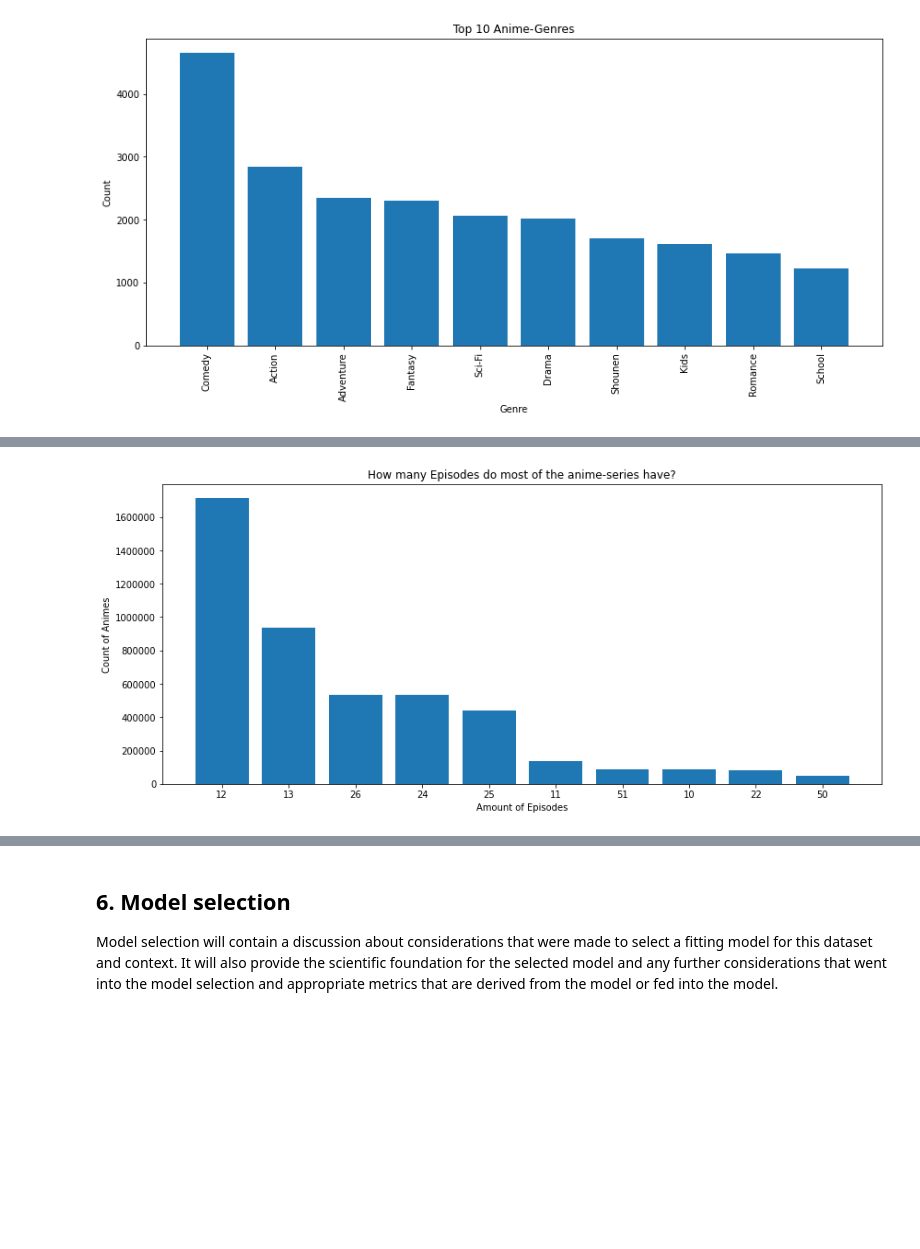
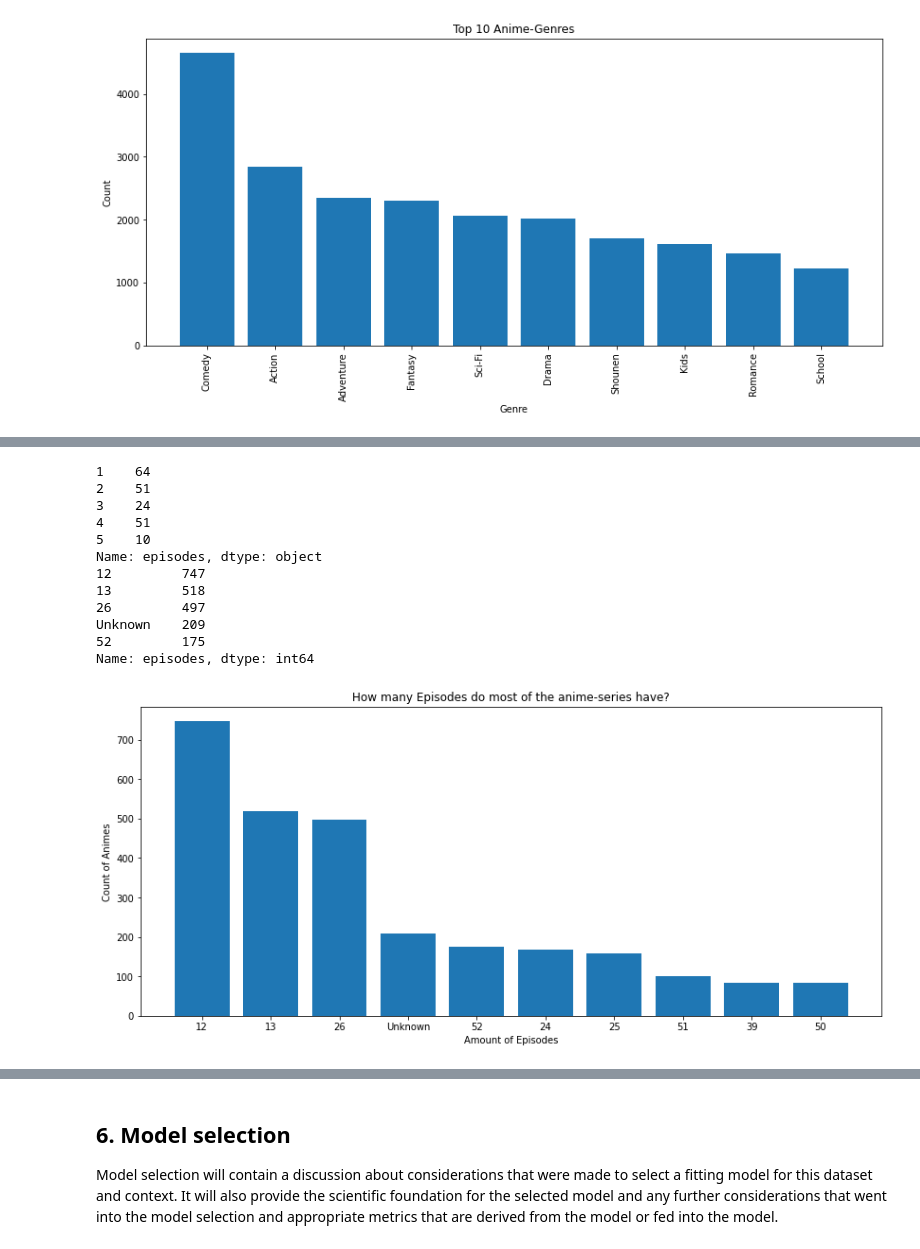
Before and after one commit to PatchFramework/data-exploration-project, a Jupyter notebook: data_exploration_anime_recommendation.ipynb, the cells around one changed output, grey strips where cells are left out. Cells and saved outputs as stored; diff of their text form; code cells hidden in the pictures; blank space fills up the shorter version.

```diff
--- a/data_exploration_anime_recommendation.ipynb
+++ b/data_exploration_anime_recommendation.ipynb
@@ -156,11 +150,11 @@ This will be important to merge both DataFrames.
 # %% [output]
 '\nKeep in mind that both anime_df and rating_df do have the attribute "anime_id".\nThis will be important to merge both DataFrames.\n'
 # %%
+# Cleaning anime dataframe
 # Since members is not needed for the data analysis, it can be dropped
-#anime_df.drop(columns=["members"], inplace=True)
+anime_df.drop(columns=["members", "rating"], inplace=True)
 
 anime_df["genre"] = anime_df["genre"].replace(np.nan, "undefinied")
-anime_df["rating"] = anime_df["rating"].replace(np.nan, "undefinied")
 anime_df["type"] = anime_df["type"].replace(np.nan, "undefinied")
 # Replace all instances of nan or none or null in the dataset to prevent errors
 #anime_df.replace([None, nan, null], value="undefinied")
@@ -316,17 +356,34 @@ plt.show()
 # %%
 #Count Episodes in Type TV / How many Series got a specific amount of episodes?
+# Use the anime dataframe with unique entries
 fig = plt.figure(figsize = (14, 6))
-tv = anime_with_ratings[anime_with_ratings.type == "TV"]
+
+#Show only rows which have the type "TV"
+tv = anime_df[anime_df.type == "TV"]
+print(tv.episodes.head())
 episodes_count = tv["episodes"].value_counts()
+print(episodes_count.head())
 e_t10 = episodes_count[:10]
 plt.xlabel("Amount of Episodes")
 plt.ylabel("Count of Animes")
 plt.title("How many Episodes do most of the anime-series have?")
 plt.gcf().axes[0].yaxis.get_major_formatter().set_scientific(False)
 plt.bar(height=e_t10, x=list(e_t10.index))
 plt.show()
 # %% [output]
+1    64
+2    51
+3    24
+4    51
+5    10
+Name: episodes, dtype: object
+12         747
+13         518
+26         497
+Unknown    209
+52         175
+Name: episodes, dtype: int64
-[figure, old version]
+[figure, new version]
 # %%
 anime_with_ratings.columns
 # %% [output]
```
Also changed, not shown: parts of 32 cells of this notebook.
